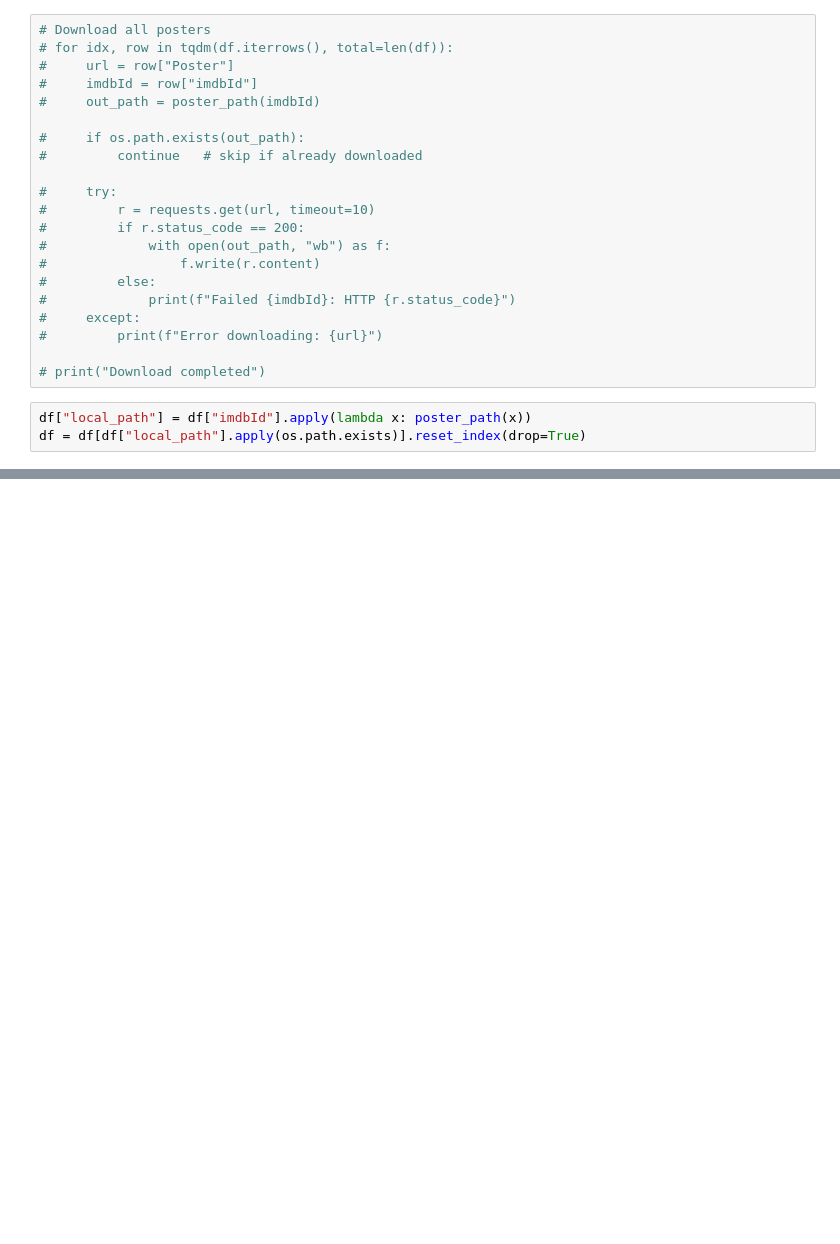
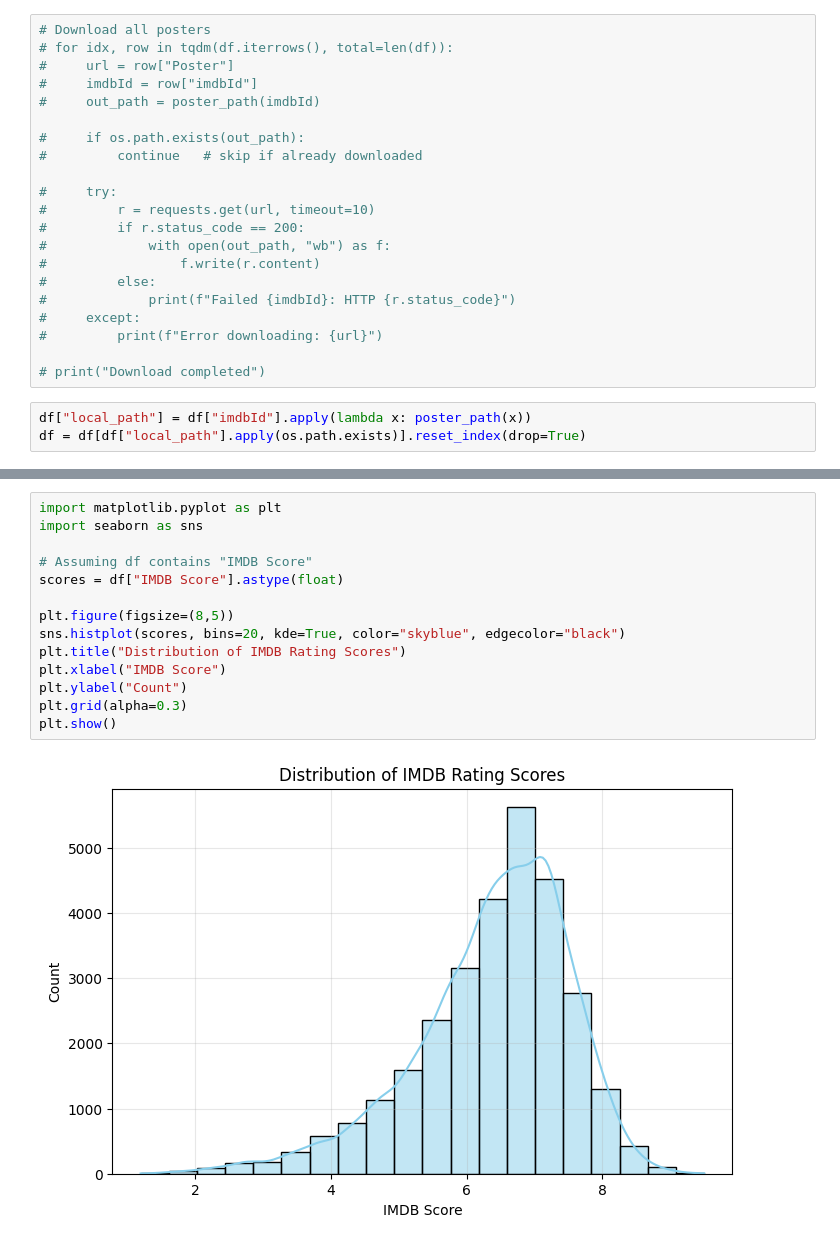
Before and after one commit to lesonglam/cs612-project, a Jupyter notebook: new_dataset.ipynb, the cells around one changed output, grey strips where cells are left out. Saved outputs shown, nothing was run; the diff lists cells and outputs as text; blank space fills up the shorter version.

```diff
--- a/new_dataset.ipynb
+++ b/new_dataset.ipynb
@@ -168,0 +183,16 @@ plt.show()
+# %%
+import matplotlib.pyplot as plt
+import seaborn as sns
+
+# Assuming df contains "IMDB Score"
+scores = df["IMDB Score"].astype(float)
+
+plt.figure(figsize=(8,5))
+sns.histplot(scores, bins=20, kde=True, color="skyblue", edgecolor="black")
+plt.title("Distribution of IMDB Rating Scores")
+plt.xlabel("IMDB Score")
+plt.ylabel("Count")
+plt.grid(alpha=0.3)
+plt.show()
+# %% [output]
+[figure, added]
```
Also changed, not shown: parts of 11 cells of this notebook, 1 other file.
